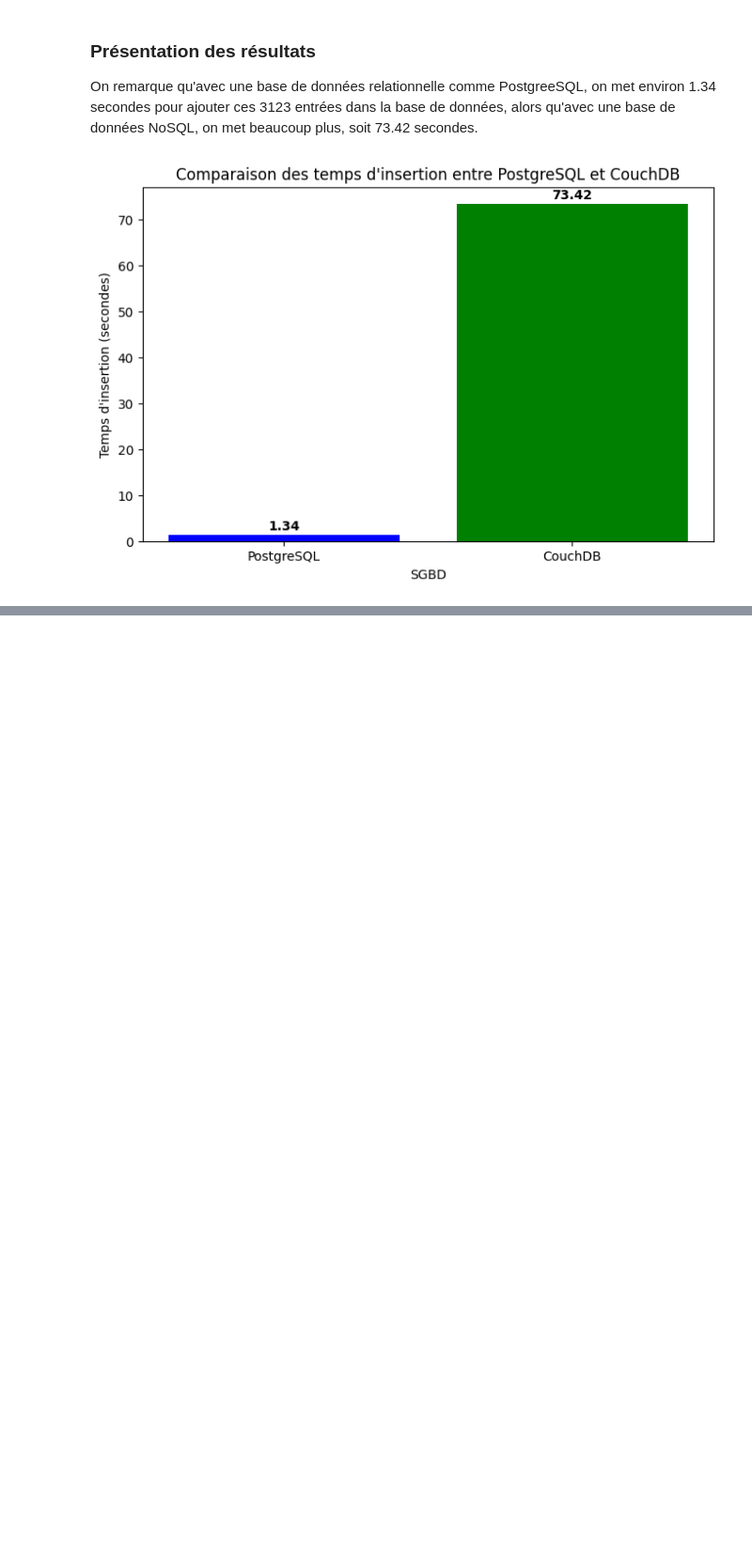
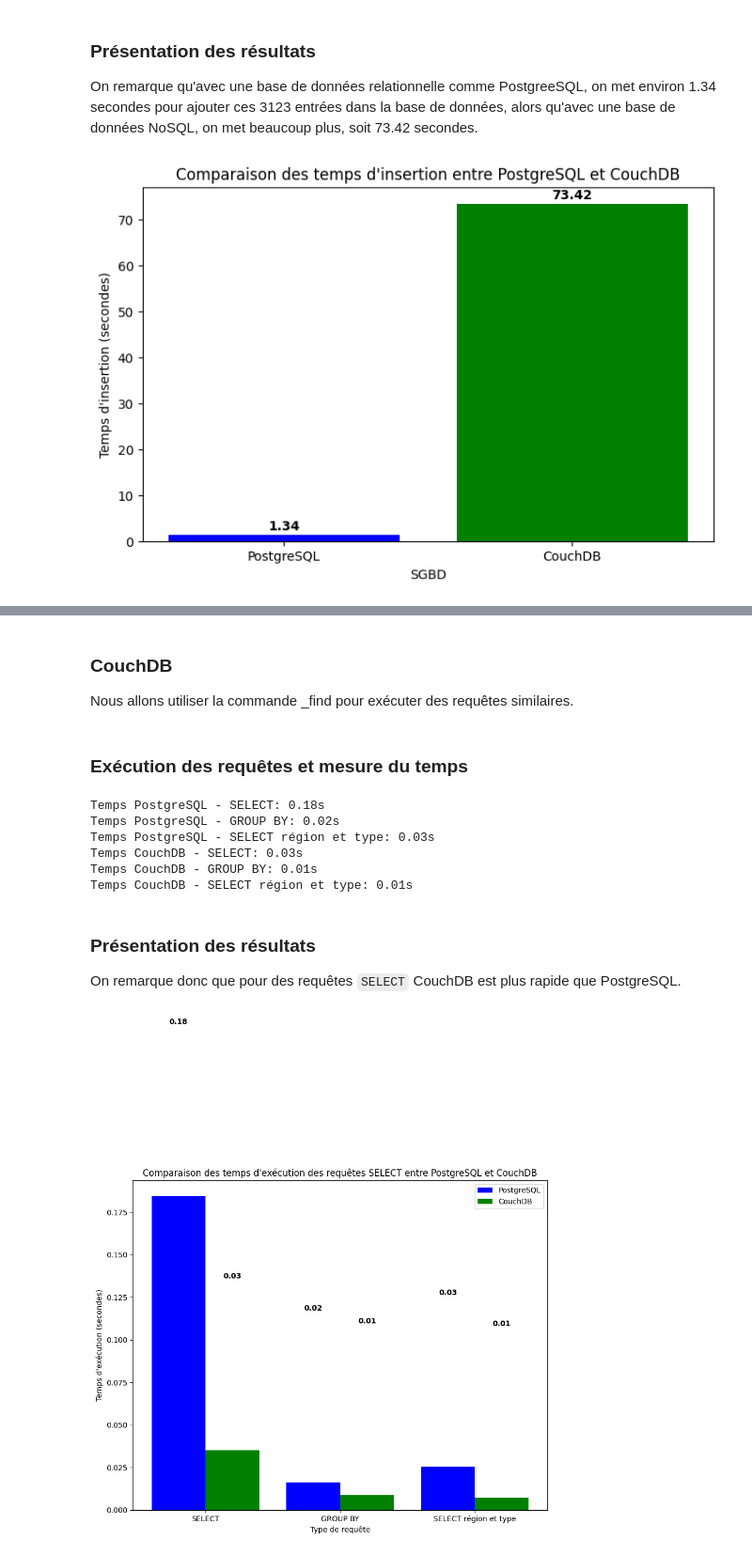
Before and after one commit to nicolasmarra/projet_benchmark, a Jupyter notebook: notebooks/notebook.ipynb, the cells around one changed output, grey strips where cells are left out. Shown at 94% size. Saved outputs shown, nothing was run; the diff lists cells and outputs as text; code cells hidden in the pictures; blank space fills up the shorter version.

Commit message:
ajout de la comparaison de select

```diff
--- a/notebooks/notebook.ipynb
+++ b/notebooks/notebook.ipynb
@@ -247,0 +285,4 @@ plt.show()
+# %% [markdown]
+### CouchDB
+
+Nous allons utiliser la commande _find pour exécuter des requêtes similaires.
@@ -247,0 +319,68 @@ plt.show()
+# %% [markdown]
+### Exécution des requêtes et mesure du temps
+# %%
+# Exécution des requêtes PostgreSQL
+time_postgres_select, result_postgres_select = select_postgres(query_select)
+time_postgres_group_by, result_postgres_group_by = select_postgres(query_group_by)
+time_postgres_region_type, result_postgres_region_type = select_postgres(query_select_region_type)
+
+# Exécution des requêtes CouchDB
+time_couchdb_select, result_couchdb_select = select_couchdb(query_select_couchdb)
+time_couchdb_group_by, result_couchdb_group_by = select_couchdb(query_group_by_couchdb)
+time_couchdb_region_type, result_couchdb_region_type = select_couchdb(query_region_type_couchdb)
+
+# Affichage des résultats de chaque requête
+print(f"Temps PostgreSQL - SELECT: {time_postgres_select:.2f}s")
+print(f"Temps PostgreSQL - GROUP BY: {time_postgres_group_by:.2f}s")
+print(f"Temps PostgreSQL - SELECT région et type: {time_postgres_region_type:.2f}s")
+
+
+print(f"Temps CouchDB - SELECT: {time_couchdb_select:.2f}s")
+print(f"Temps CouchDB - GROUP BY: {time_couchdb_group_by:.2f}s")
+print(f"Temps CouchDB - SELECT région et type: {time_couchdb_region_type:.2f}s")
+# %% [output]
+Temps PostgreSQL - SELECT: 0.18s
+Temps PostgreSQL - GROUP BY: 0.02s
+Temps PostgreSQL - SELECT région et type: 0.03s
+Temps CouchDB - SELECT: 0.03s
+Temps CouchDB - GROUP BY: 0.01s
+Temps CouchDB - SELECT région et type: 0.01s
+# %% [markdown]
+### Présentation des résultats
+
+On remarque donc que pour des requêtes `SELECT` CouchDB est plus rapide que PostgreSQL.
+# %%
+import matplotlib.pyplot as plt
+
+# Données de temps d'exécution
+temps_postgres = [time_postgres_select, time_postgres_group_by, time_postgres_region_type]
+temps_couchdb = [time_couchdb_select, time_couchdb_group_by, time_couchdb_region_type]
+requêtes = ['SELECT', 'GROUP BY', 'SELECT région et type']
+
+# Création du graphique
+fig, ax = plt.subplots(figsize=(10, 8))
+
+# Barres pour PostgreSQL
+ax.bar([x - 0.2 for x in range(len(requêtes))], temps_postgres, width=0.4, label='PostgreSQL', color='blue')
+
+# Barres pour CouchDB
+ax.bar([x + 0.2 for x in range(len(requêtes))], temps_couchdb, width=0.4, label='CouchDB', color='green')
+
+# Ajout des titres et des labels
+ax.set_title('Comparaison des temps d\'exécution des requêtes SELECT entre PostgreSQL et CouchDB')
+ax.set_xlabel('Type de requête')
+ax.set_ylabel('Temps d\'exécution (secondes)')
+ax.set_xticks(range(len(requêtes)))
+ax.set_xticklabels(requêtes)
+ax.legend()
+
+# Affichage des résultats sur chaque barre
+for i, v in enumerate(temps_postgres):
+    ax.text(i - 0.2, v + 0.1, f"{v:.2f}", ha='center', va='bottom', fontweight='bold')
+for i, v in enumerate(temps_couchdb):
+    ax.text(i + 0.2, v + 0.1, f"{v:.2f}", ha='center', va='bottom', fontweight='bold')
+
+# Affichage du graphique
+plt.show()
+# %% [output]
+[figure, added]
```
Also changed, not shown: parts of 5 cells of this notebook.
